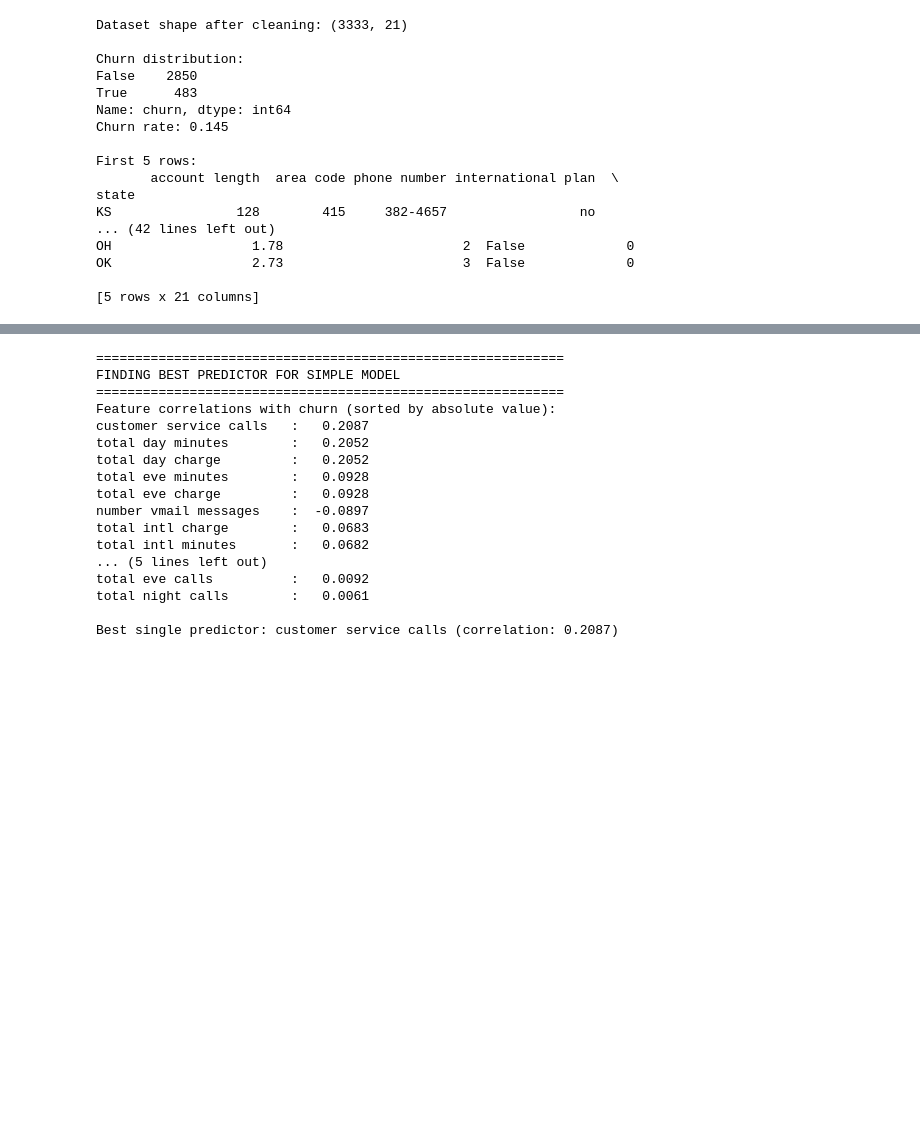
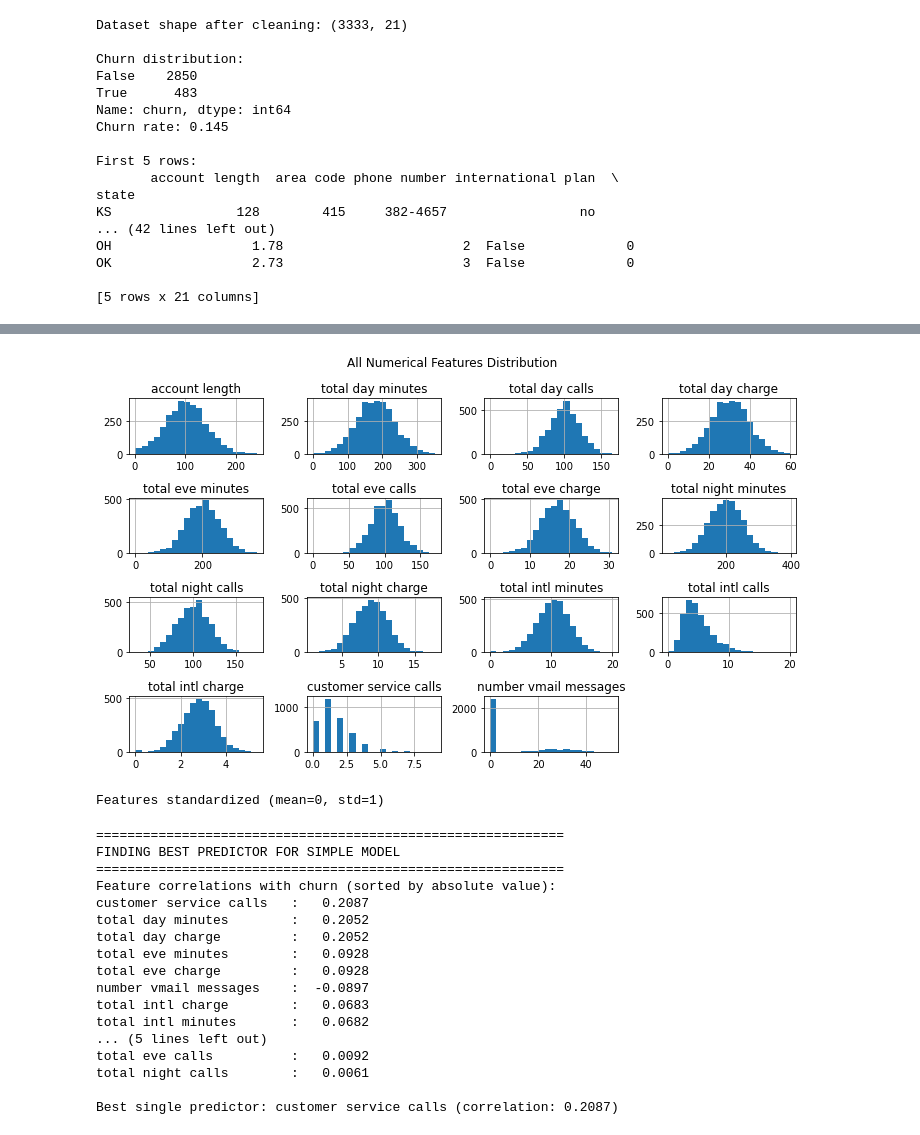
Before and after one commit to Mirriam-Tech/Project-Telecommunication-Customer-Churn-Ml-, a Jupyter notebook: ProjectNotebook1.ipynb, the cells around one changed output, grey strips where cells are left out. Saved outputs shown, nothing was run; the diff lists cells and outputs as text; code cells hidden in the pictures; blank space fills up the shorter version.

```diff
--- a/ProjectNotebook1.ipynb
+++ b/ProjectNotebook1.ipynb
@@ -98,3 +117,24 @@ OK                  2.73                       3  False             0
+# %%
+#All numerical features in one plot
+df[features].hist(figsize=(10, 6), bins=20)
+plt.suptitle('All Numerical Features Distribution')
+plt.tight_layout()
+plt.show()
+# %% [output]
+[figure, added]
+# %%
+# Standard Scaling (mean=0, std=1)
+scaler = StandardScaler()
+features = ['account length', 'total day minutes', 'total day calls', 'total day charge',
+           'total eve minutes', 'total eve calls', 'total eve charge',
+           'total night minutes', 'total night calls', 'total night charge',
+           'total intl minutes', 'total intl calls', 'total intl charge',
+           'customer service calls', 'number vmail messages']
+
+df[features] = scaler.fit_transform(df[features])
+print("Features standardized (mean=0, std=1)")
+# %% [output]
+Features standardized (mean=0, std=1)
 # %%
 # CORRELATION ANALYSIS
 
```
Also changed, not shown: parts of 9 cells of this notebook.
